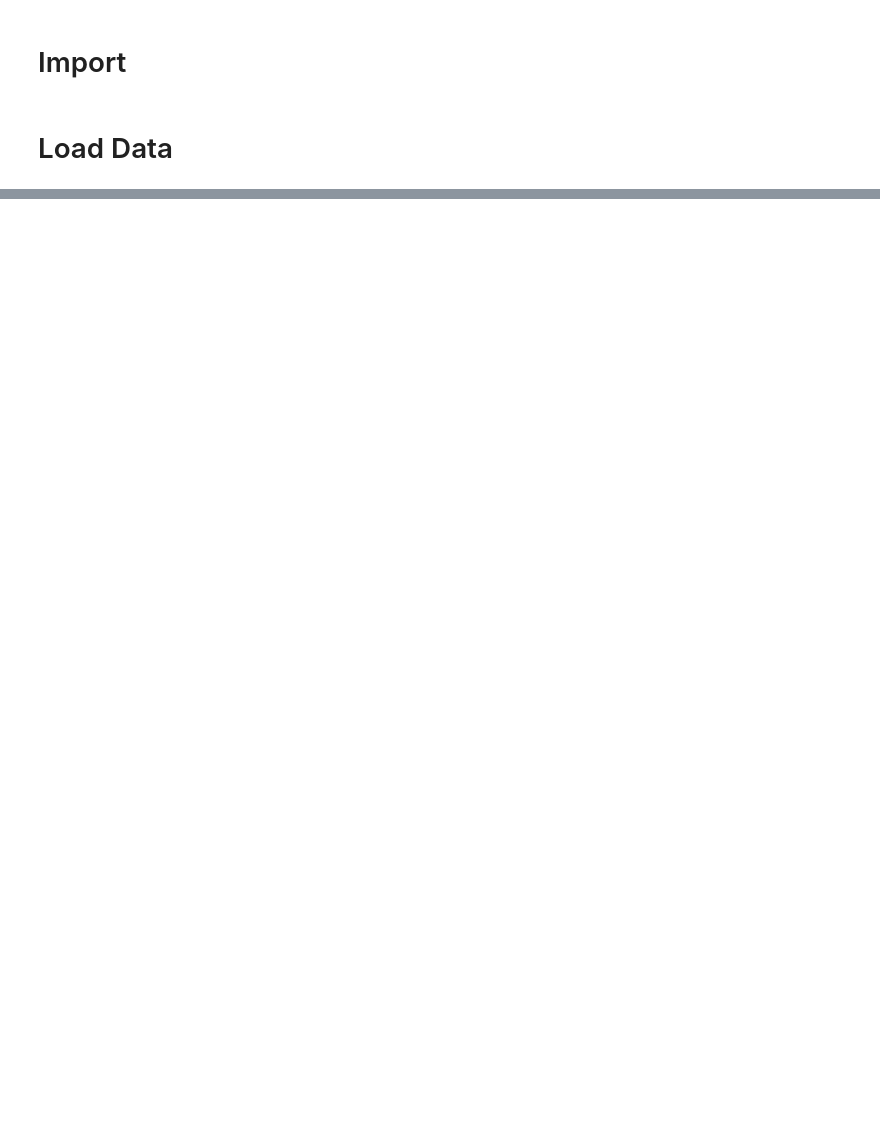
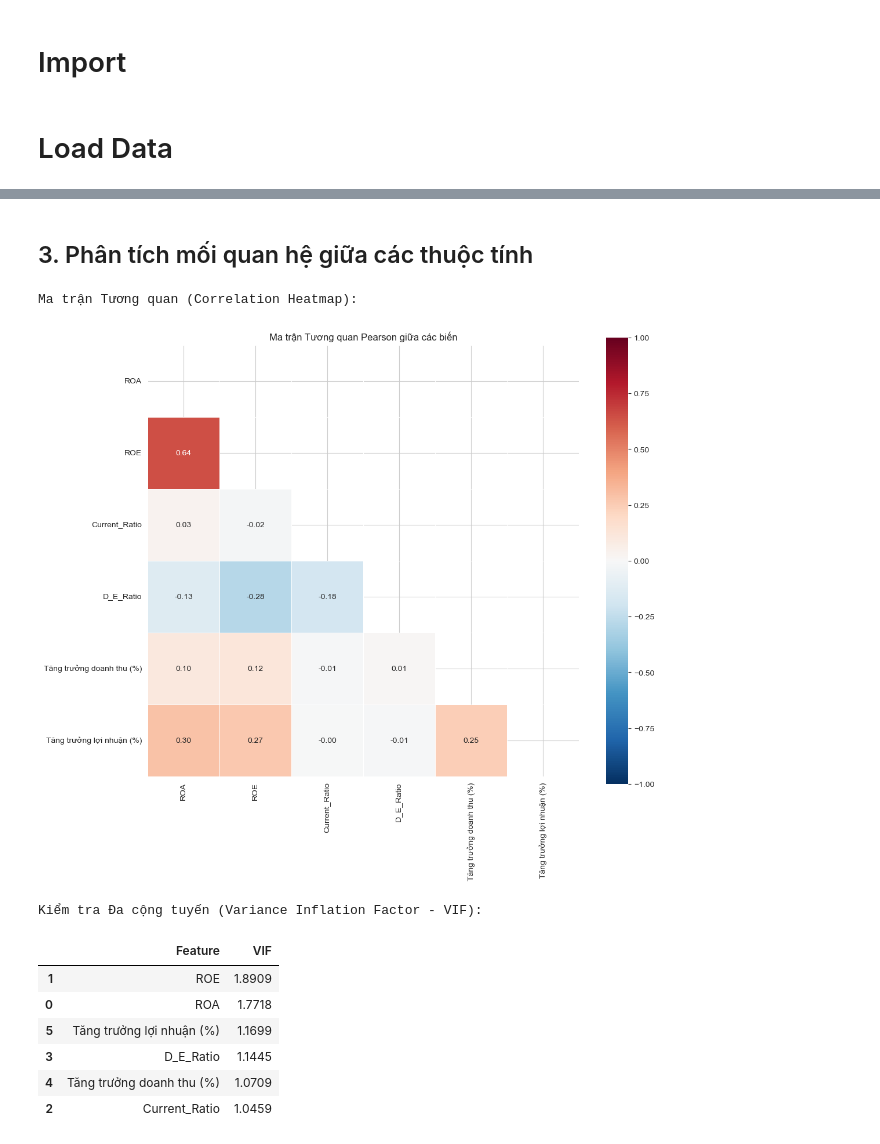
Before and after one commit to callmezuy/hcmus-introds--final-project, a Jupyter notebook: src/notebooks/fa_eda.ipynb, the cells around one changed output, grey strips where cells are left out. Saved outputs shown, nothing was run; the diff lists cells and outputs as text; code cells hidden in the pictures; blank space fills up the shorter version.

```diff
--- a/src/notebooks/fa_eda.ipynb
+++ b/src/notebooks/fa_eda.ipynb
@@ -48,0 +633,55 @@ Loaded baocaotaichinh.csv
+# %% [markdown]
+## 3. Phân tích mối quan hệ giữa các thuộc tính
+# %%
+# Feature List
+base_ratios = ['ROA', 'ROE', 'Current_Ratio', 'D_E_Ratio']
+growth_cols = ['Tăng trưởng doanh thu (%)', 'Tăng trưởng lợi nhuận (%)']
+actual_features = base_ratios + growth_cols
+
+# KIỂM TRA TƯƠNG QUAN (CORRELATION MATRIX)
+print("Ma trận Tương quan (Correlation Heatmap):")
+
+plt.figure(figsize=(12, 10))
+corr_matrix = df_non_financial_cleaned[actual_features].corr()
+
+mask = np.triu(np.ones_like(corr_matrix, dtype=bool))
+
+# Vẽ Heatmap
+sns.heatmap(corr_matrix,
+            mask=mask,
+            annot=True,
+            fmt=".2f",
+            cmap='RdBu_r',
+            center=0,
+            vmin=-1,
+            vmax=1,
+            linewidths=0.5,
+            square=True)
+
+plt.title('Ma trận Tương quan Pearson giữa các biến')
+plt.show()
+
+
+# PHÁT HIỆN ĐA CỘNG TUYẾN (MULTICOLLINEARITY - VIF)
+print("Kiểm tra Đa cộng tuyến (Variance Inflation Factor - VIF):")
+
+X_vif = df_non_financial_cleaned[actual_features].copy()
+X_vif['intercept'] = 1
+
+# Tính VIF
+vif_data = pd.DataFrame()
+vif_data["Feature"] = actual_features
+vif_data["VIF"] = [variance_inflation_factor(X_vif.values, i) for i in range(len(actual_features))]
+
+display(vif_data.sort_values('VIF', ascending=False))
+# %% [output]
+Ma trận Tương quan (Correlation Heatmap):
+[figure, added]
+Kiểm tra Đa cộng tuyến (Variance Inflation Factor - VIF):
+|  | Feature | VIF |
+| 1 | ROE | 1.8909 |
+| 0 | ROA | 1.7718 |
+| 5 | Tăng trưởng lợi nhuận (%) | 1.1699 |
+| 3 | D_E_Ratio | 1.1445 |
+| 4 | Tăng trưởng doanh thu (%) | 1.0709 |
+| 2 | Current_Ratio | 1.0459 |
```
Also changed, not shown: parts of 25 cells of this notebook, 3 other files.
